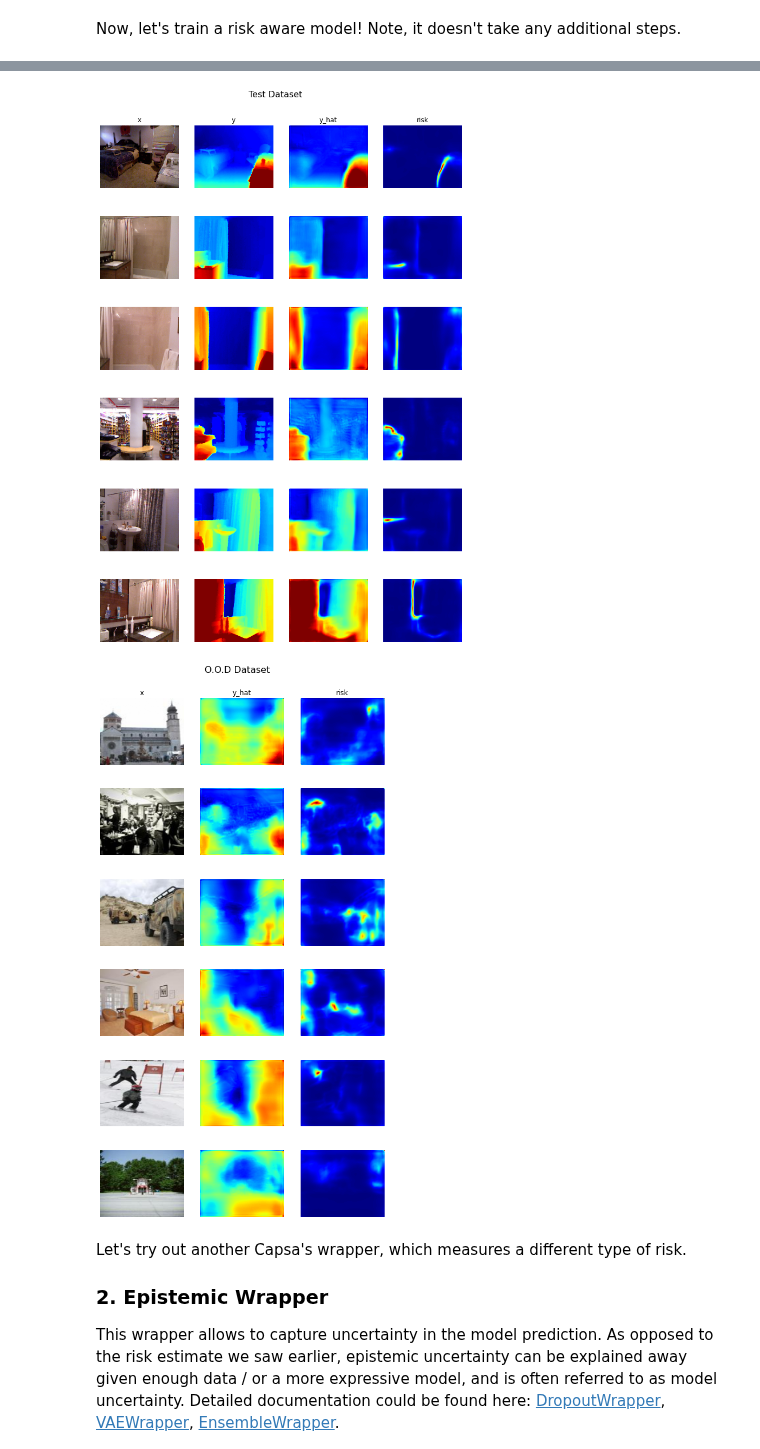
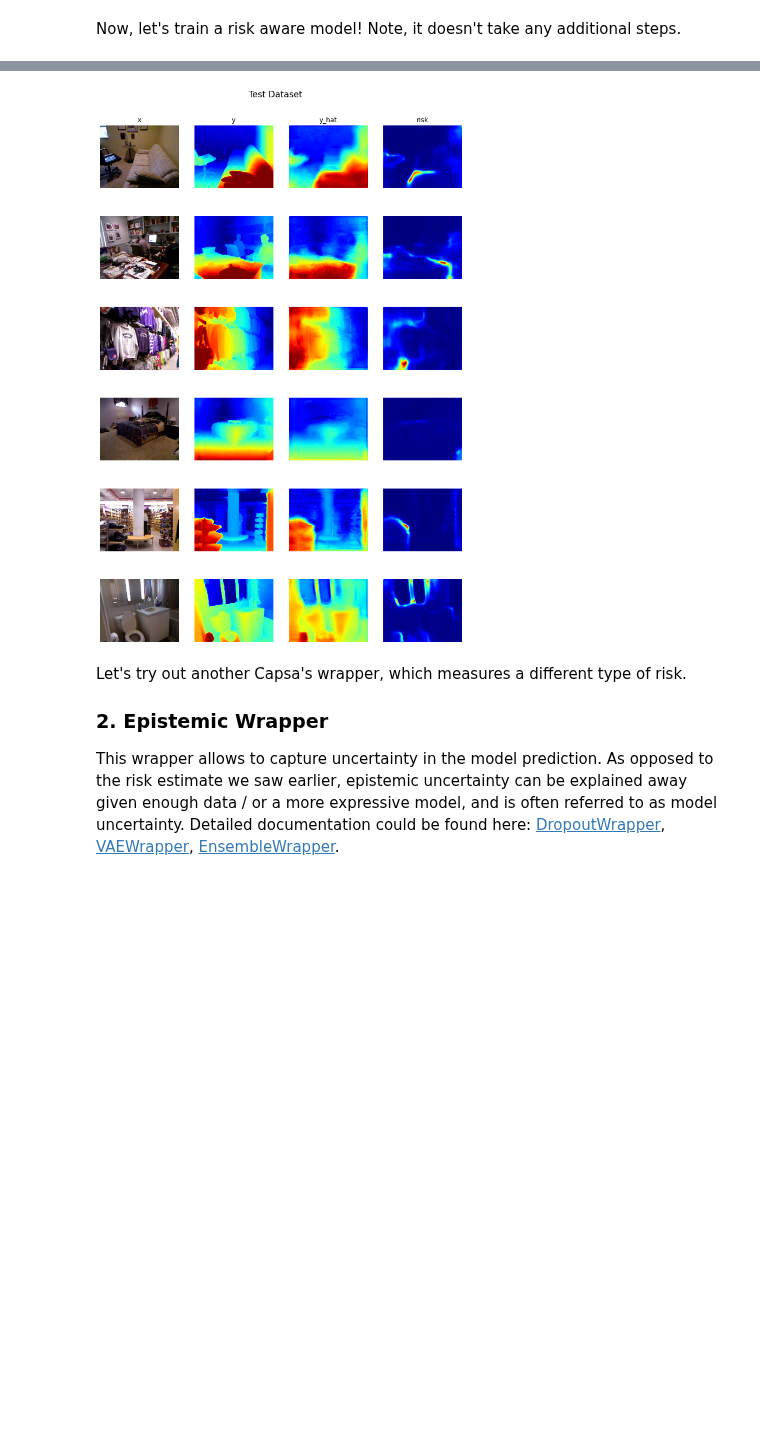
Before and after one commit to bytesroboticmx/capsaIA, a Jupyter notebook: notebooks/5_High-Dimensional-Depth.ipynb, the cells around one changed output, grey strips where cells are left out. Drawn from its saved outputs; the diff is of its cells as text; code cells hidden in the pictures; blank space fills up the shorter version.

```diff
--- a/notebooks/5_High-Dimensional-Depth.ipynb
+++ b/notebooks/5_High-Dimensional-Depth.ipynb
@@ -29,9 +27,8 @@ import tensorflow as tf
 import config as config
 # %%
 from utils import get_datasets
-ds_train, ds_test, ds_ood = get_datasets(
+ds_train, ds_test = get_datasets(
     id_path = "nyu.h5",
-    ood_path = "miniplaces",
 )
 # %% [markdown]
 In this tutorial we will demonstrate how capsa can be used as a large-scale risk and uncertainty benchmarking framework for existing methods in the community. To that end, we will train a U-Net style model on the task of monocular end-to-end depth estimation using the "NYU Depth V2" dataset (RGB-to-depth image pairs of indoor scenes).
@@ -142,8 +136,7 @@ We also see that for the out of distribution data (OOD) the model outputs a cons
 # %%
-vis_depth_map(aleatoric_model, ds_test, ds_ood)
+vis_depth_map(aleatoric_model, ds_test)
 # %% [output]
-[figure, old version]
+[figure, new version]
-[figure, removed]
 # %% [markdown]
 Let's try out another Capsa's wrapper, which measures a different type of risk.
 
```
Also changed, not shown: parts of 8 cells of this notebook, 4 other files.
